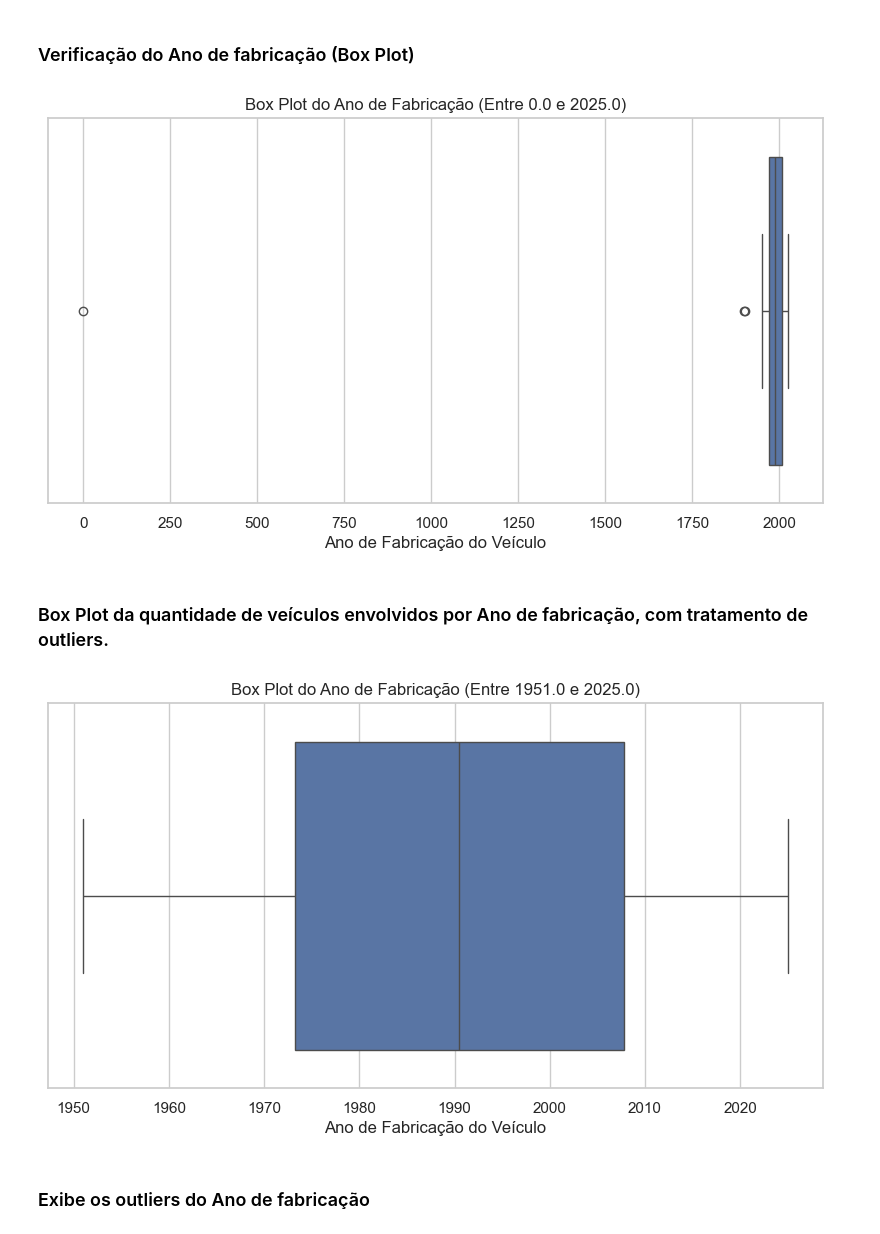
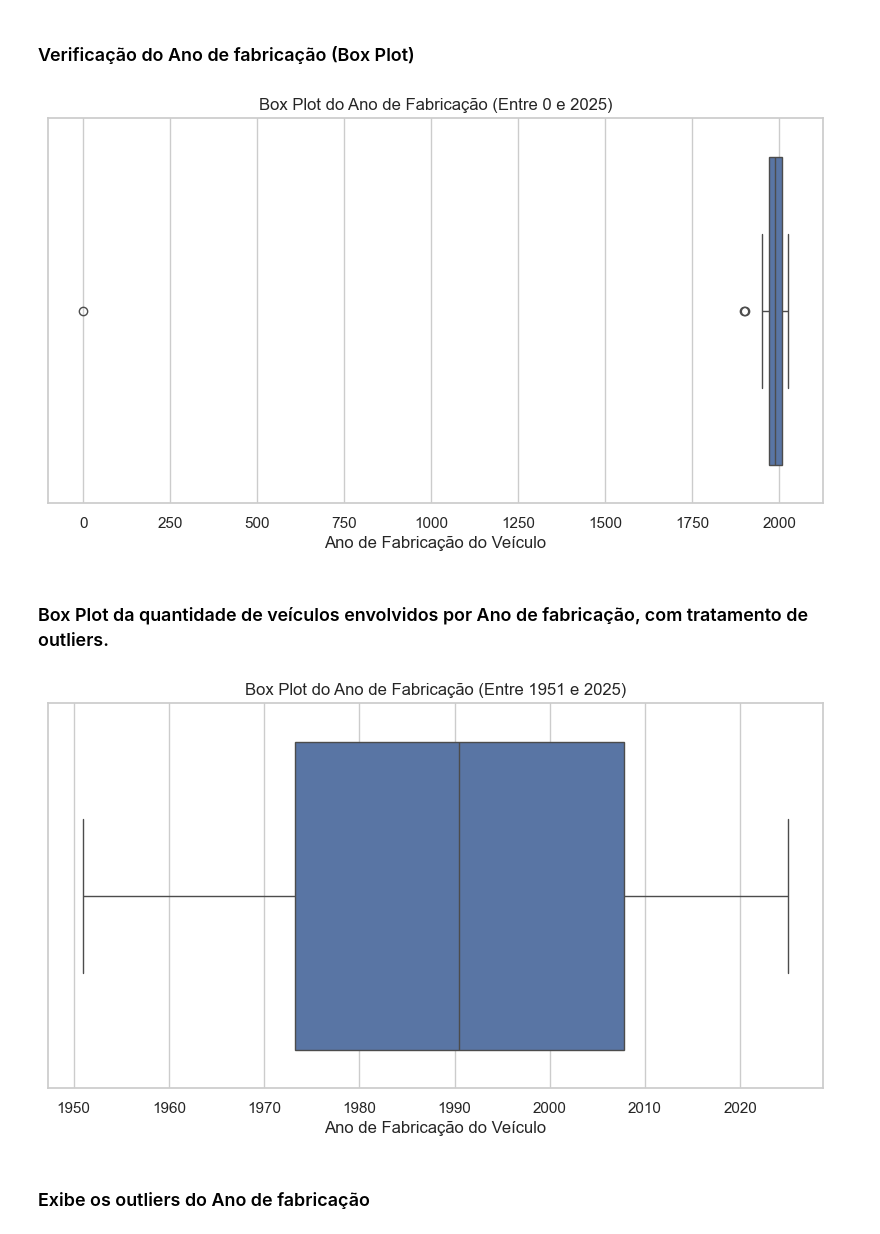
Before and after one commit to Yagoas/SinistrosPRF, a Jupyter notebook: notebooks/analise_raw.ipynb, the cells around one changed output. Drawn from its saved outputs; the diff is of its cells as text; code cells hidden in the pictures.

```diff
--- a/notebooks/analise_raw.ipynb
+++ b/notebooks/analise_raw.ipynb
@@ -285,17 +285,17 @@ plt.show()
 ## Quantidade de Ilesos/Feridos/Mortos por mês/ano
 # %%
 # Cria coluna 'Feridos' somando feridos_leves e feridos_graves
-df['Feridos'] = df[['feridos_leves', 'feridos_graves']].sum(axis=1, skipna=True)
+df['feridos'] = df[['feridos_leves', 'feridos_graves']].sum(axis=1, skipna=True)
 
 # Agrupa por mês/ano, conta IDs únicos e soma os feridos/mortos/ilesos para exibir gráfico de linhas temporal
-top_mes = df.groupby(df['data_inversa_dt'].dt.to_period("M")).agg({'id': 'nunique', 'Feridos': 'sum', 'mortos': 'sum', 'ilesos': 'sum'}).reset_index()
-top_mes.columns = ['Mês/Ano', 'Quantidade', 'Feridos', 'Mortos', 'Ilesos']
-top_mes.set_index('Mês/Ano', inplace=True)
+top_mes = df.groupby(df['data_inversa_dt'].dt.to_period("M")).agg({'id': 'nunique', 'feridos': 'sum', 'mortos': 'sum', 'ilesos': 'sum'}).reset_index()
+top_mes.columns = ['mes_ano', 'quantidade', 'feridos', 'mortos', 'ilesos']
+top_mes.set_index('mes_ano', inplace=True)
 top_mes = top_mes.sort_index()
 
-top_mes[['Ilesos', 'Feridos', 'Mortos']].plot(kind='line', color=['gray', 'orange', 'red'])
+top_mes[['ilesos', 'feridos', 'mortos']].plot(kind='line', color=['gray', 'orange', 'red'])
 plt.legend(
-    top_mes[['Ilesos', 'Feridos', 'Mortos']],
+    top_mes[['ilesos', 'feridos', 'mortos']],
     title="Gravidade",
     loc="lower center",
     bbox_to_anchor=(0.5, -0.5),
@@ -303,7 +303,7 @@ plt.legend(
 )
 
 plt.title('Ilesos, Feridos e Mortos por mês/ano (2024-2025)')
-plt.ylabel('Quantidade')
+plt.ylabel('Quantidade de sinistros')
 plt.xlabel('Período (Mês/Ano)')
 plt.tight_layout()
 plt.show()
@@ -379,29 +379,27 @@ plt.show()
 # %%
 # Converte a coluna para tipo numérico, forçando erros para NaN
 df['ano_fabricacao_veiculo'] = pd.to_numeric(df['ano_fabricacao_veiculo'], errors='coerce')
 
 # Remove valores nulos (NaN) para o gráfico
 df_ano = df.dropna(subset=['ano_fabricacao_veiculo'])
 
 # Agrupa por Ano de fabricação, conta IDs únicos de veículos e mostra em gráfico de Box
 df_veiculos = df_ano.groupby('ano_fabricacao_veiculo')['id_veiculo'].nunique().reset_index()
-df_veiculos.columns = ['ano_fabricacao_veiculo', 'Quantidade']
+df_veiculos.columns = ['ano_fabricacao_veiculo', 'quantidade']
 df_veiculos.set_index('ano_fabricacao_veiculo', inplace=True)
 
 # Verifica valores mínimos e máximos para o título
 ano_min = df_veiculos.index.min()
 ano_max = df_veiculos.index.max()
 
 # Criação do Box Plot
 plt.figure(figsize=(10, 5))
 sns.boxplot(x=df_veiculos.index)
-plt.title(f'Box Plot do Ano de Fabricação (Entre {ano_min} e {ano_max})', fontsize=12)
+plt.title(f'Box Plot do Ano de Fabricação (Entre {int(ano_min)} e {int(ano_max)})', fontsize=12)
 plt.xlabel('Ano de Fabricação do Veículo')
 plt.show()
-
-#
 # %% [output]
-[figure, old version]
+[figure, new version]
 # %% [markdown]
 ### Box Plot da quantidade de veículos envolvidos por Ano de fabricação, com tratamento de outliers.
 # %%
@@ -421,7 +419,7 @@ df_ano_tratado = df_ano_tratado[df_ano_tratado['marca'].notna()]
 
 # Agrupa por Ano de fabricação, conta IDs únicos de veículos e mostra em gráfico de Box
 df_veiculos = df_ano_tratado.groupby('ano_fabricacao_veiculo')['id_veiculo'].nunique().reset_index()
-df_veiculos.columns = ['ano_fabricacao_veiculo', 'Quantidade']
+df_veiculos.columns = ['ano_fabricacao_veiculo', 'quantidade']
 df_veiculos.set_index('ano_fabricacao_veiculo', inplace=True)
 
 # Verifica valores mínimos e máximos para o título
@@ -432,11 +430,11 @@ ano_max = df_veiculos.index.max()
 # Criação do Box Plot
 plt.figure(figsize=(10, 5))
 sns.boxplot(x=df_veiculos.index)
-plt.title(f'Box Plot do Ano de Fabricação (Entre {ano_min} e {ano_max})', fontsize=12)
+plt.title(f'Box Plot do Ano de Fabricação (Entre {int(ano_min)} e {int(ano_max)})', fontsize=12)
 plt.xlabel('Ano de Fabricação do Veículo')
 plt.show()
 # %% [output]
-[figure, old version]
+[figure, new version]
 # %% [markdown]
 ### Exibe os outliers do Ano de fabricação
 # %%
```
Also changed, not shown: parts of 9 cells of this notebook, 2 other files.
